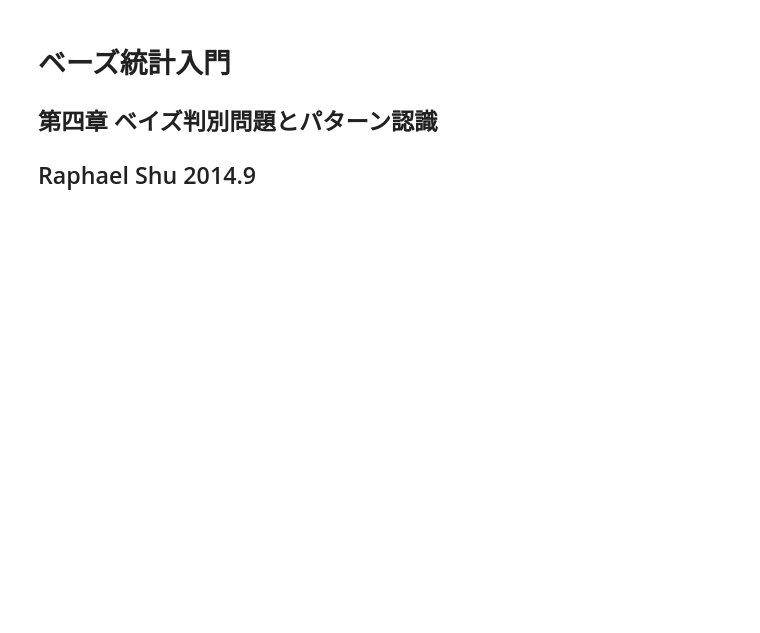
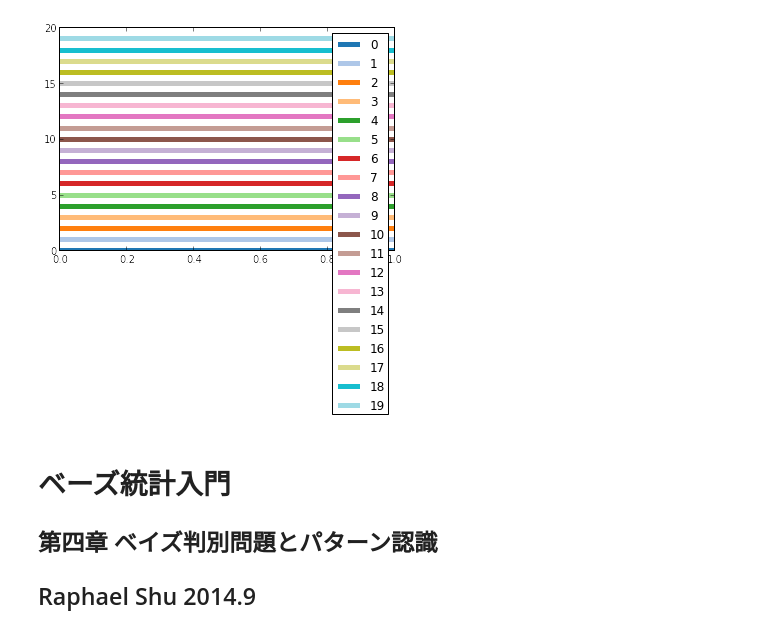
Before and after one commit to zomux/notebooks, a Jupyter notebook: Bayes4 Sildes.ipynb, the cells around one changed output. Drawn from its saved outputs; the diff is of its cells as text; code cells hidden in the pictures; blank space fills up the shorter version.

```diff
--- a/Bayes4 Sildes.ipynb
+++ b/Bayes4 Sildes.ipynb
@@ -1,3 +1,23 @@
+# %%
+tableau20 = [(31, 119, 180), (174, 199, 232), (255, 127, 14), (255, 187, 120),
+(44, 160, 44), (152, 223, 138), (214, 39, 40), (255, 152, 150),
+(148, 103, 189), (197, 176, 213), (140, 86, 75), (196, 156, 148),
+(227, 119, 194), (247, 182, 210), (127, 127, 127), (199, 199, 199),
+(188, 189, 34), (219, 219, 141), (23, 190, 207), (158, 218, 229)]
+from pylab import *
+for i in range(len(tableau20)):
+    color = [float(x)/255 for x in tableau20[i]]
+    plot(linspace(0,1), linspace(i,i), color=color, lw=5, label=str(i))
+legend()
+show()
+red = [float(x)/255 for x in tableau20[6]]
+blue = [float(x)/255 for x in tableau20[0]]
+skyblue = [float(x)/255 for x in tableau20[18]]
+purple = [float(x)/255 for x in tableau20[8]]
+gold = [float(x)/255 for x in tableau20[14]]
+pinkcolor = [float(x)/255 for x in tableau20[12]]
+# %% [output]
+[figure, added]
 # %% [markdown]
 # ベーズ統計入門
 ## 第四章 ベイズ判別問題とパターン認識
```
Also changed, not shown: parts of 27 cells of this notebook, 3 other files.
